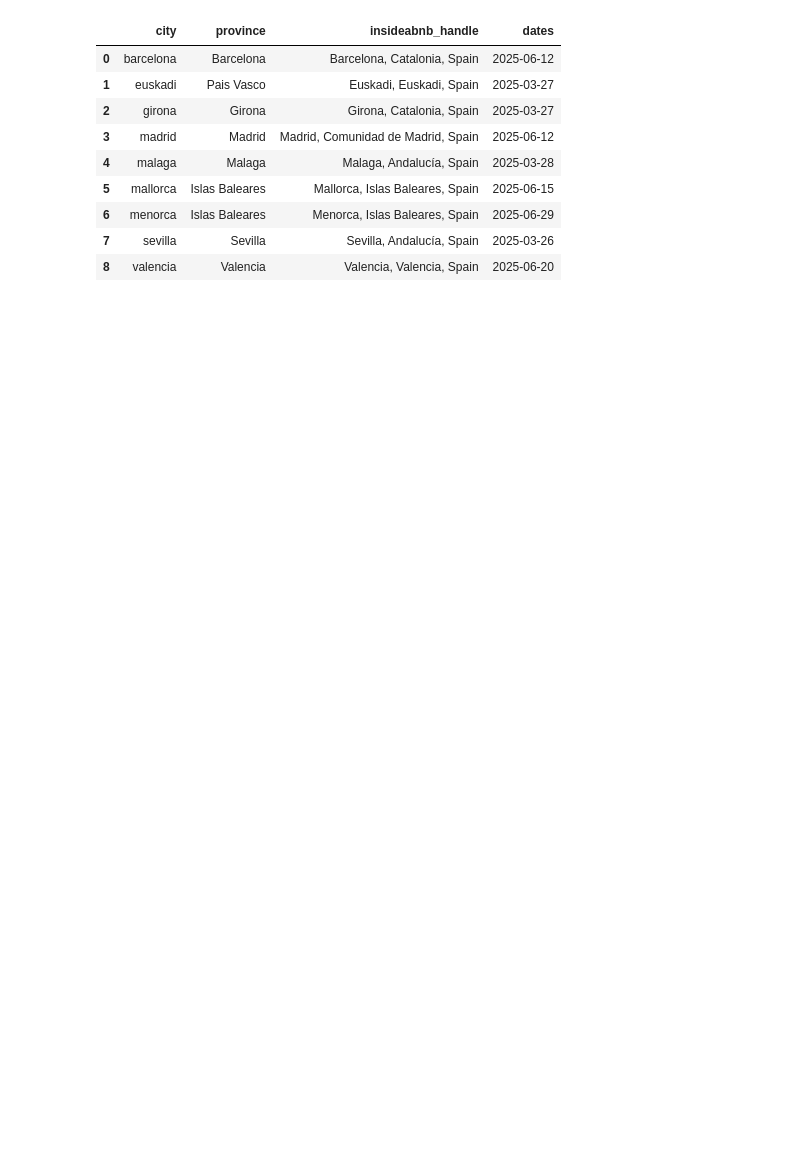
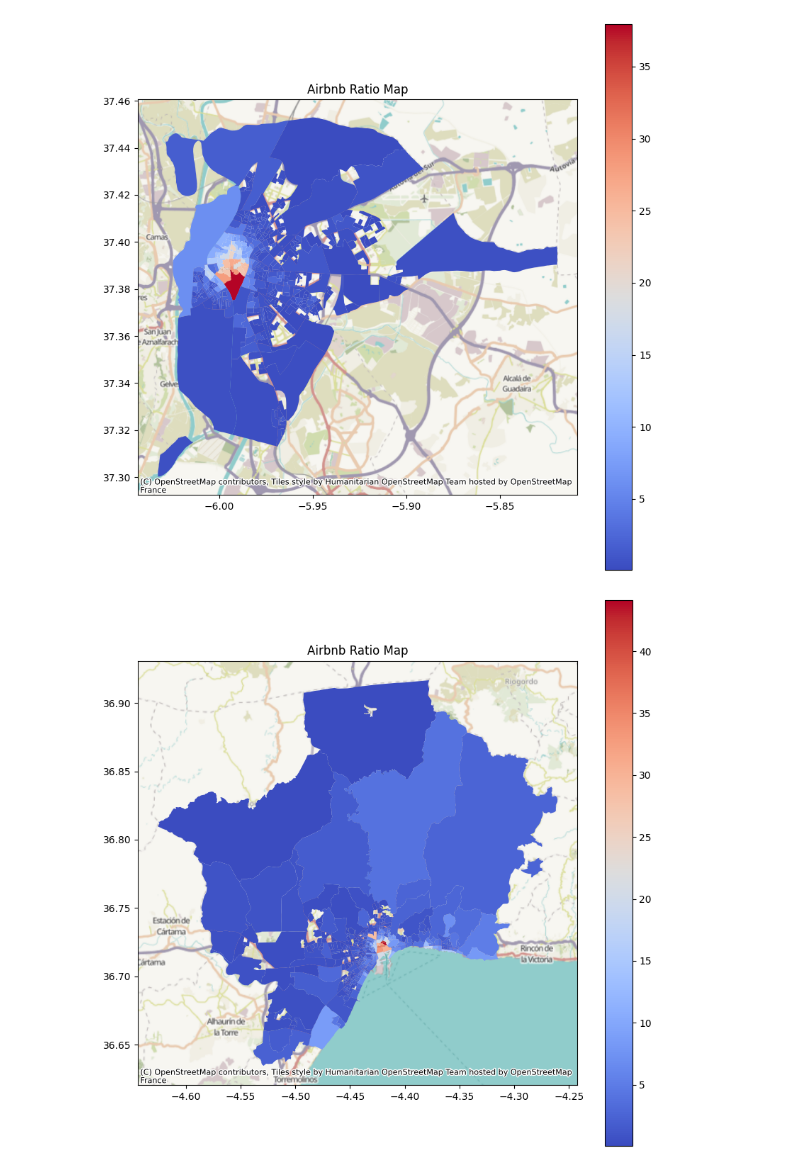
Before and after one commit to mehrrero/parasites, a Jupyter notebook: tests.ipynb, the cells around one changed output. Drawn from its saved outputs; the diff is of its cells as text; code cells hidden in the pictures; blank space fills up the shorter version.

```diff
--- a/tests.ipynb
+++ b/tests.ipynb
@@ -31,13 +12,0 @@ cosas = pd.read_json('data/cities.json', orient='records', lines=True)
-# %%
-cosas
-# %% [output]
-|  | city | province | insideabnb_handle | dates |
-| 0 | barcelona | Barcelona | Barcelona, Catalonia, Spain | 2025-06-12 |
-| 1 | euskadi | Pais Vasco | Euskadi, Euskadi, Spain | 2025-03-27 |
-| 2 | girona | Girona | Girona, Catalonia, Spain | 2025-03-27 |
-| 3 | madrid | Madrid | Madrid, Comunidad de Madrid, Spain | 2025-06-12 |
-| 4 | malaga | Malaga | Malaga, Andalucía, Spain | 2025-03-28 |
-| 5 | mallorca | Islas Baleares | Mallorca, Islas Baleares, Spain | 2025-06-15 |
-| 6 | menorca | Islas Baleares | Menorca, Islas Baleares, Spain | 2025-06-29 |
-| 7 | sevilla | Sevilla | Sevilla, Andalucía, Spain | 2025-03-26 |
-| 8 | valencia | Valencia | Valencia, Valencia, Spain | 2025-06-20 |
@@ -60,0 +13,17 @@ cosas.to_json('data/cities.json', orient='records', lines=True)
+# %%
+import glob
+
+geojson_files = glob.glob('data/results/*.geojson')
+gdfs = [gpd.read_file(f) for f in geojson_files]
+# %%
+for gdf in gdfs:
+    gdf = gdf.to_crs(epsg=4326)
+    fig, ax = plt.subplots(figsize=(10, 10))
+    gdf = gdf[gdf['ratio'] > 0]  # Filter out zero ratios
+    gdf.plot(ax=ax, column='ratio', cmap='coolwarm', legend=True, markersize=5)
+    cx.add_basemap(ax, crs=gdf.crs.to_string())
+    plt.title('Airbnb Ratio Map')
+    plt.show()
+# %% [output]
+[figure, added]
+[figure, added]
```
Also changed, not shown: parts of 9 cells of this notebook, 15 other files.
